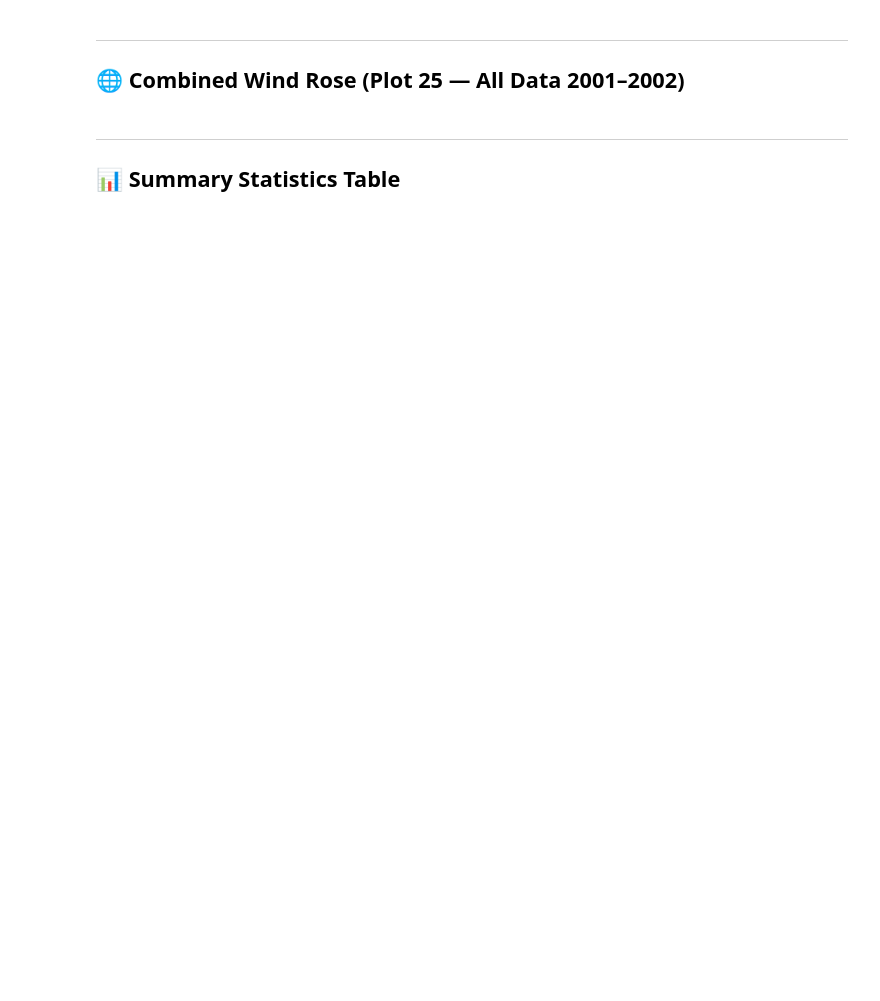
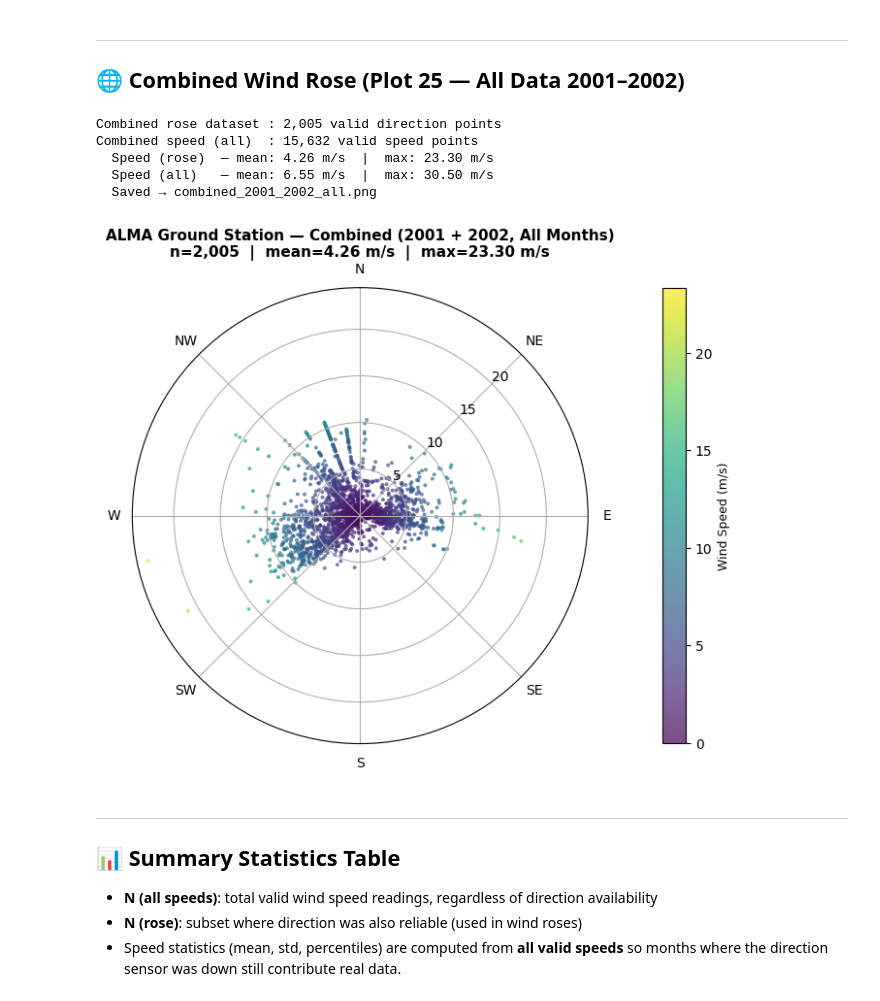
Before and after one commit to greenbean111/era5-data-analysis, a Jupyter notebook: notebooks/ALMA_Published_Wind_Roses.ipynb, the cells around one changed output. Saved outputs shown, nothing was run; the diff lists cells and outputs as text; code cells hidden in the pictures; blank space fills up the shorter version.

```diff
--- a/notebooks/ALMA_Published_Wind_Roses.ipynb
+++ b/notebooks/ALMA_Published_Wind_Roses.ipynb
@@ -222,26 +330,44 @@ for entry in monthly_data:
 ## 🌐 Combined Wind Rose (Plot 25 — All Data 2001–2002)
 # %%
 # ============================================================
-# PLOT 25: COMBINED — ALL DATA 2001 + 2002
+# PLOT 25: COMBINED — ALL DATA 2001 + 2002  (saved to EXPORT_DIR)
 # ============================================================
-combined_speed     = np.concatenate(all_speed)
-combined_direction = np.concatenate(all_direction)
+combined_speed_rose = np.concatenate(all_speed_rose)
+combined_dir_rose   = np.concatenate(all_dir_rose)
+combined_speed_all  = np.concatenate(all_speed_all)
 
-print(f"Combined dataset: {len(combined_speed):,} valid data points")
-print(f"  Speed  — mean: {np.mean(combined_speed):.2f} m/s  |  max: {np.max(combined_speed):.2f} m/s")
-print(f"  Direction — mean: {np.mean(combined_direction):.1f}°")
+print(f"Combined rose dataset : {len(combined_speed_rose):,} valid direction points")
+print(f"Combined speed (all)  : {len(combined_speed_all):,} valid speed points")
+print(f"  Speed (rose)  — mean: {np.mean(combined_speed_rose):.2f} m/s  |  "
+      f"max: {np.max(combined_speed_rose):.2f} m/s")
+print(f"  Speed (all)   — mean: {np.mean(combined_speed_all):.2f} m/s  |  "
+      f"max: {np.max(combined_speed_all):.2f} m/s")
+
+combined_save = os.path.join(EXPORT_DIR, "combined_2001_2002_all.png")
 
 plot_wind_rose(
-    speed     = combined_speed,
-    direction = combined_direction,
+    speed     = combined_speed_rose,
+    direction = combined_dir_rose,
     title     = "ALMA Ground Station — Combined (2001 + 2002, All Months)",
     vmin      = 0,
     vmax      = global_vmax,
-    figsize   = (7, 7)   # slightly larger for the summary plot
+    figsize   = (7, 7),
+    save_path = combined_save
 )
+# %% [output]
+Combined rose dataset : 2,005 valid direction points
+Combined speed (all)  : 15,632 valid speed points
+  Speed (rose)  — mean: 4.26 m/s  |  max: 23.30 m/s
+  Speed (all)   — mean: 6.55 m/s  |  max: 30.50 m/s
+  Saved → combined_2001_2002_all.png
+[figure, added]
 # %% [markdown]
 ---
 ## 📊 Summary Statistics Table
+
+- **N (all speeds)**: total valid wind speed readings, regardless of direction availability
+- **N (rose)**: subset where direction was also reliable (used in wind roses)
+- Speed statistics (mean, std, percentiles) are computed from **all valid speeds** so months where the direction sensor was down still contribute real data.
 # %%
 # ============================================================
 # SUMMARY TABLE
```
Also changed, not shown: parts of 8 cells of this notebook, 7 other files.
